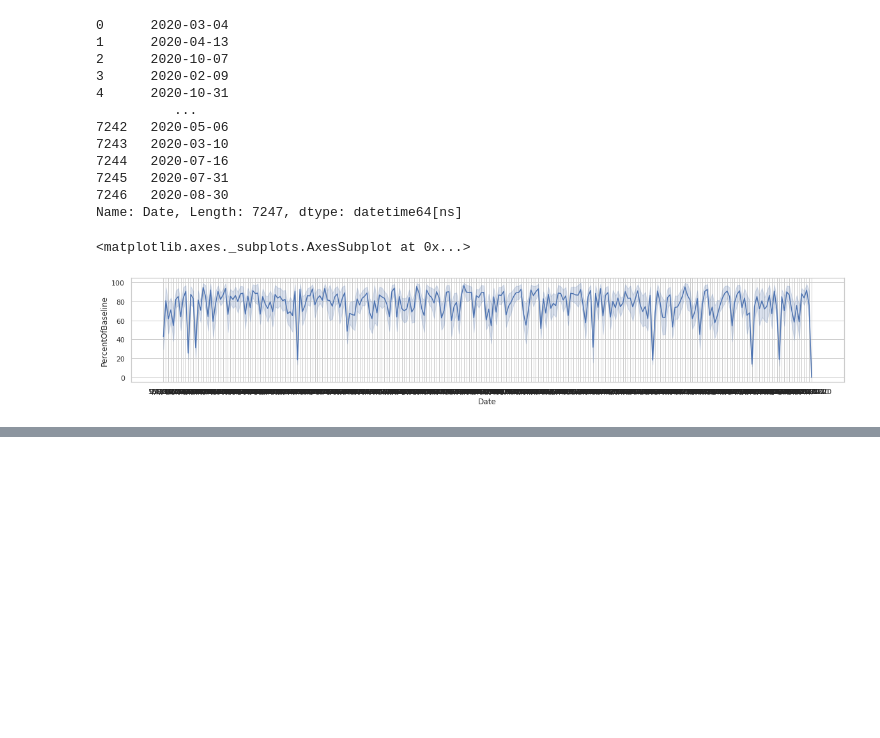
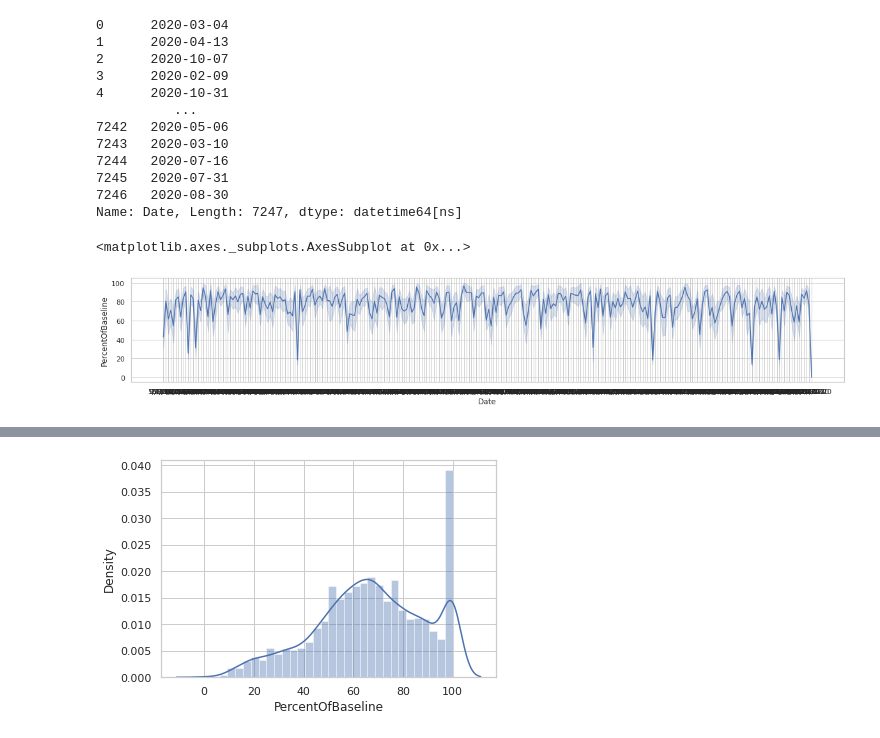
Before and after one commit to tiaherdi/Traffic-Sign-5, a Jupyter notebook: Untitled10.ipynb, the cells around one changed output, grey strips where cells are left out. Saved outputs shown, nothing was run; the diff lists cells and outputs as text; code cells hidden in the pictures; blank space fills up the shorter version.

```diff
--- a/Untitled10.ipynb
+++ b/Untitled10.ipynb
@@ -43,0 +58,4 @@ sns.lineplot(data=by_country, x='Date', y='PercentOfBaseline')
+# %%
+Graph_percentofbaseline=sns.distplot(df.PercentOfBaseline)
+# %% [output]
+[figure, added]
```
Also changed, not shown: parts of 12 cells of this notebook.
